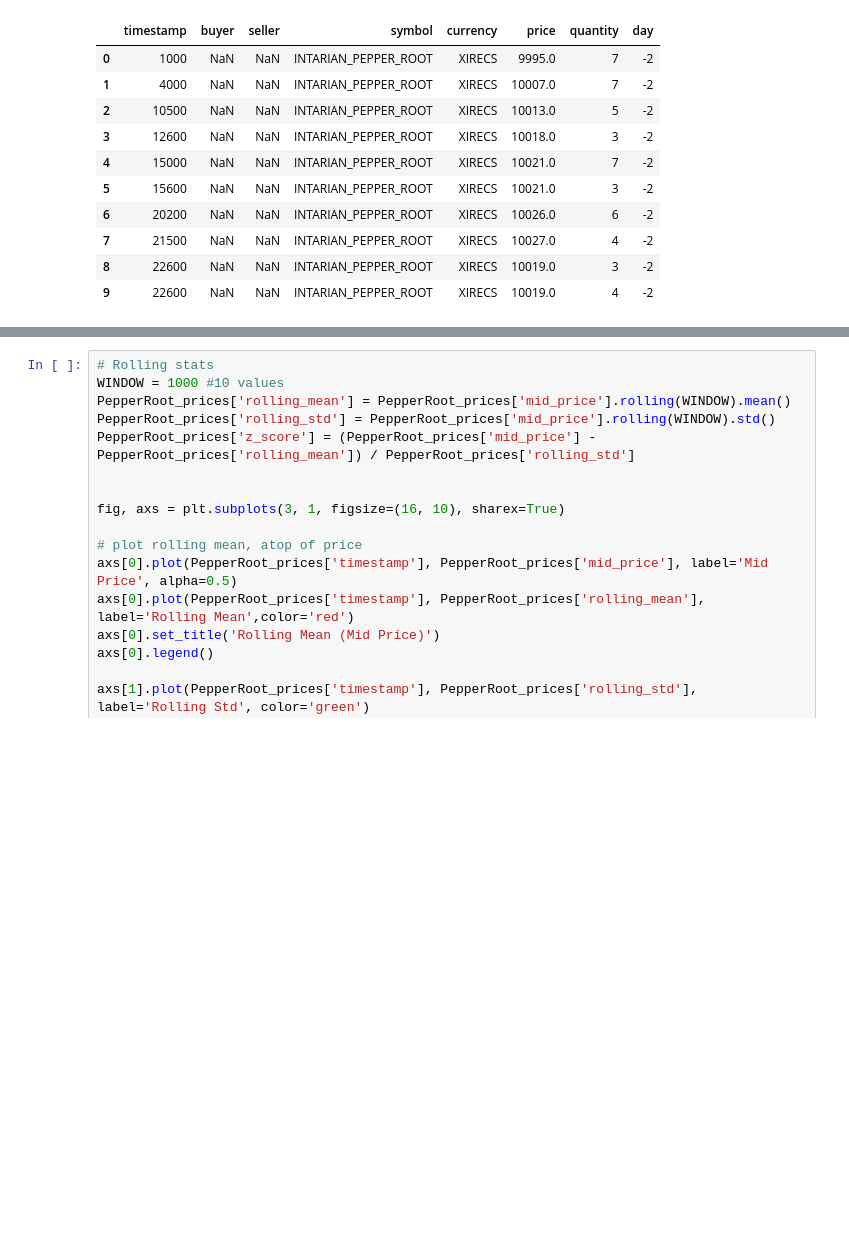
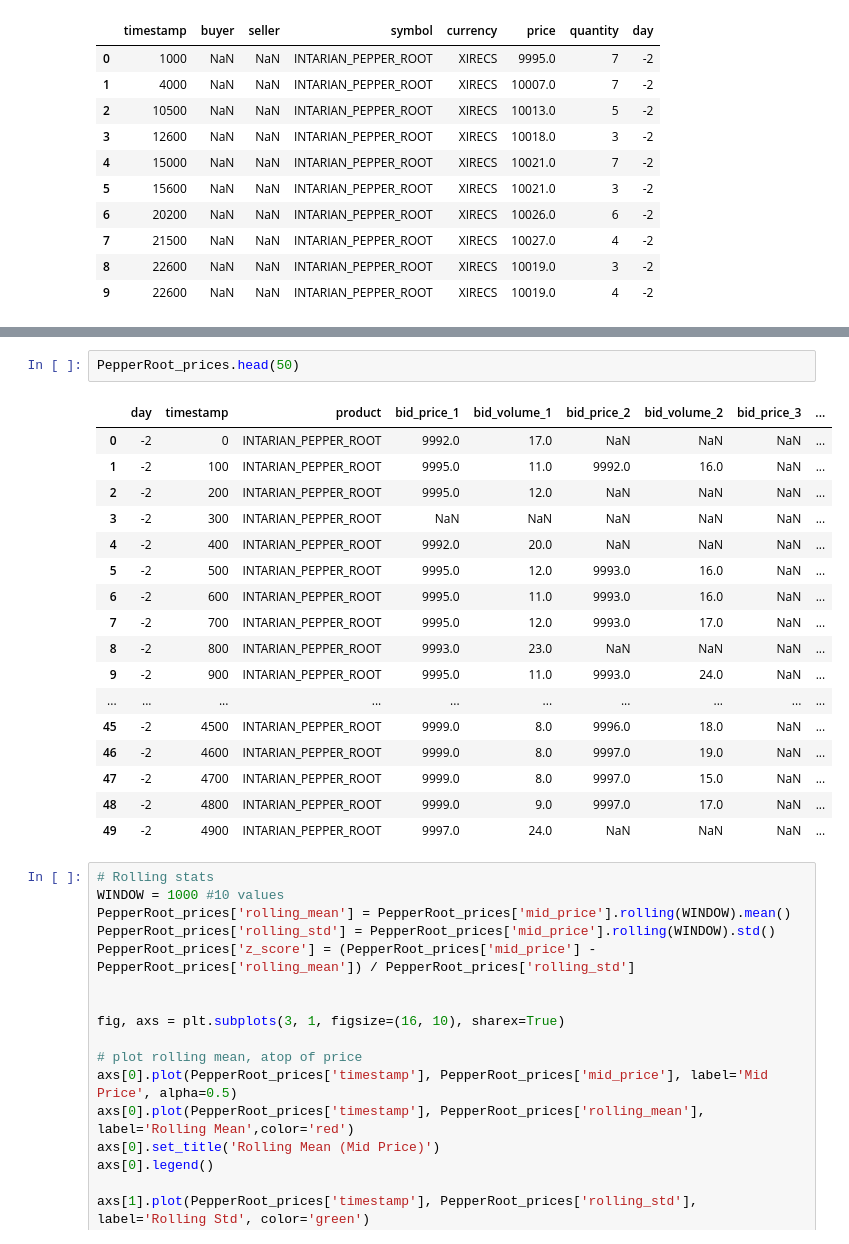
Before and after one commit to Kilobyte947/Prosperity4, a Jupyter notebook: ROUND1/analysis.ipynb, the cells around one changed output, grey strips where cells are left out. Cells and saved outputs as stored; diff of their text form; blank space fills up the shorter version.

```diff
--- a/ROUND1/analysis.ipynb
+++ b/ROUND1/analysis.ipynb
@@ -72,4 +71,24 @@ plt.show()
 [figure]
+# %%
+PepperRoot_prices.head(50)
+# %% [output]
+|  | day | timestamp | product | bid_price_1 | bid_volume_1 | bid_price_2 | bid_volume_2 | bid_price_3 | ... |
+| 0 | -2 | 0 | INTARIAN_PEPPER_ROOT | 9992.0 | 17.0 | NaN | NaN | NaN | ... |
+| 1 | -2 | 100 | INTARIAN_PEPPER_ROOT | 9995.0 | 11.0 | 9992.0 | 16.0 | NaN | ... |
+| 2 | -2 | 200 | INTARIAN_PEPPER_ROOT | 9995.0 | 12.0 | NaN | NaN | NaN | ... |
+| 3 | -2 | 300 | INTARIAN_PEPPER_ROOT | NaN | NaN | NaN | NaN | NaN | ... |
+| 4 | -2 | 400 | INTARIAN_PEPPER_ROOT | 9992.0 | 20.0 | NaN | NaN | NaN | ... |
+| 5 | -2 | 500 | INTARIAN_PEPPER_ROOT | 9995.0 | 12.0 | 9993.0 | 16.0 | NaN | ... |
+| 6 | -2 | 600 | INTARIAN_PEPPER_ROOT | 9995.0 | 11.0 | 9993.0 | 16.0 | NaN | ... |
+| 7 | -2 | 700 | INTARIAN_PEPPER_ROOT | 9995.0 | 12.0 | 9993.0 | 17.0 | NaN | ... |
+| 8 | -2 | 800 | INTARIAN_PEPPER_ROOT | 9993.0 | 23.0 | NaN | NaN | NaN | ... |
+| 9 | -2 | 900 | INTARIAN_PEPPER_ROOT | 9995.0 | 11.0 | 9993.0 | 24.0 | NaN | ... |
+| ... | ... | ... | ... | ... | ... | ... | ... | ... | ... |
+| 45 | -2 | 4500 | INTARIAN_PEPPER_ROOT | 9999.0 | 8.0 | 9996.0 | 18.0 | NaN | ... |
+| 46 | -2 | 4600 | INTARIAN_PEPPER_ROOT | 9999.0 | 8.0 | 9997.0 | 19.0 | NaN | ... |
+| 47 | -2 | 4700 | INTARIAN_PEPPER_ROOT | 9999.0 | 8.0 | 9997.0 | 15.0 | NaN | ... |
+| 48 | -2 | 4800 | INTARIAN_PEPPER_ROOT | 9999.0 | 9.0 | 9997.0 | 17.0 | NaN | ... |
+| 49 | -2 | 4900 | INTARIAN_PEPPER_ROOT | 9997.0 | 24.0 | NaN | NaN | NaN | ... |
 # %%
 # Rolling stats
 WINDOW = 1000 #10 values
```
Also changed, not shown: parts of 1 cell of this notebook, 2 other files.
